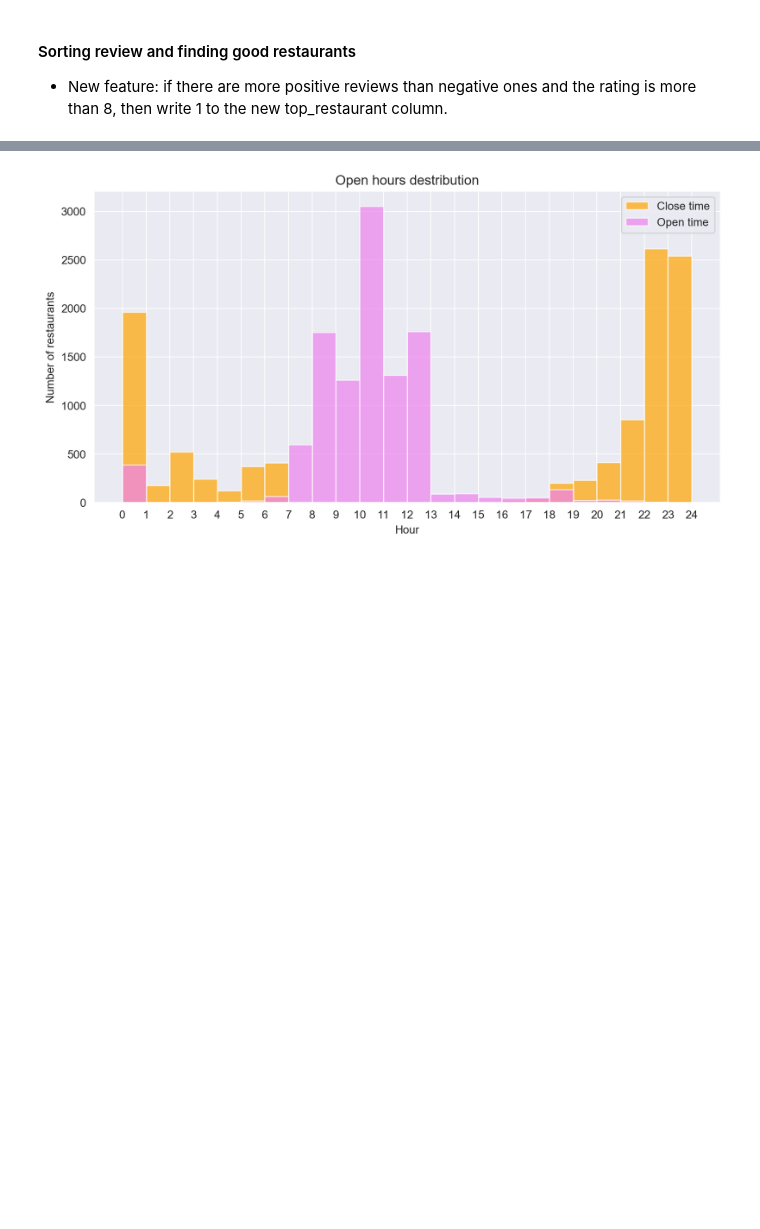
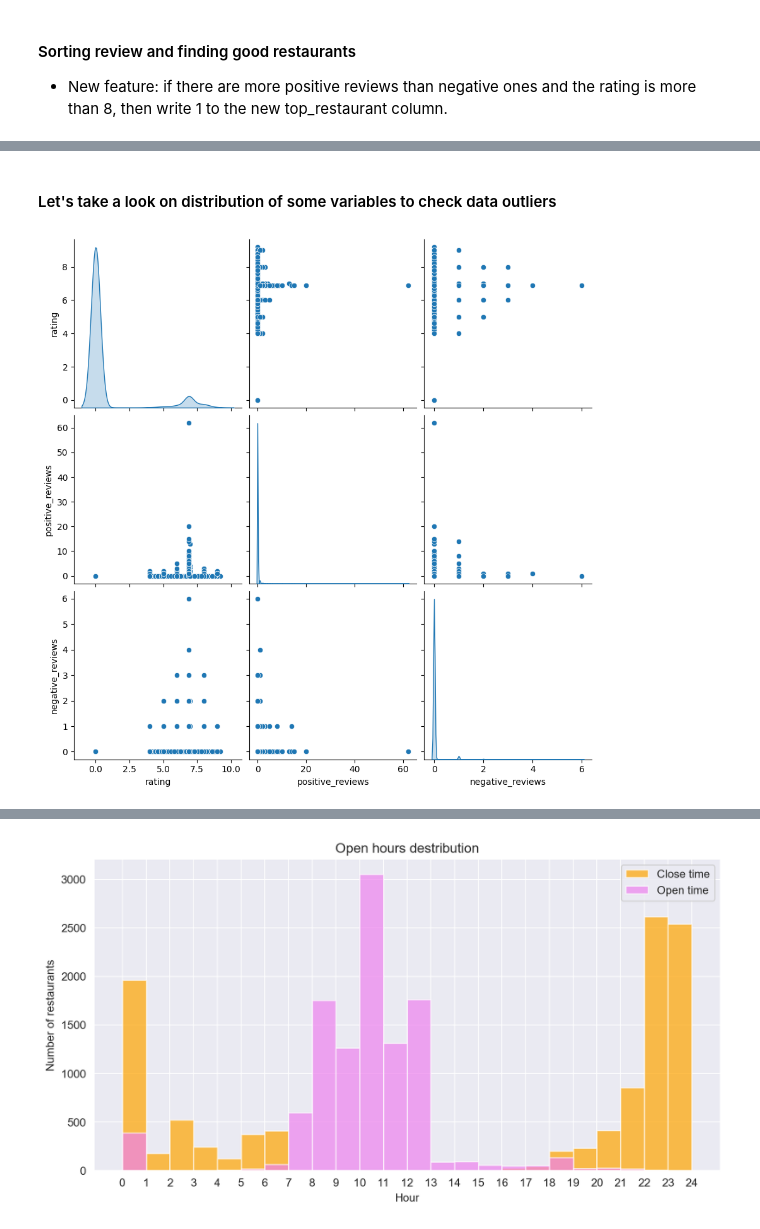
Before and after one commit to DmitrySavinskikh/analysis-project, a Jupyter notebook: afisha_analysis.ipynb, the cells around one changed output, grey strips where cells are left out. Drawn from its saved outputs; the diff is of its cells as text; code cells hidden in the pictures; blank space fills up the shorter version.

```diff
--- a/afisha_analysis.ipynb
+++ b/afisha_analysis.ipynb
@@ -442,0 +467,8 @@ df.head()
+# %% [markdown]
+#### Let's take a look on distribution of some variables to check data outliers
+# %%
+# graph with rating, positive_reviews, negative_reviews destribution
+sns.pairplot(df[['rating', 'positive_reviews', 'negative_reviews']], diag_kind='kde', height=3)
+plt.show()
+# %% [output]
+[figure, added]
```
Also changed, not shown: parts of 21 cells of this notebook.
